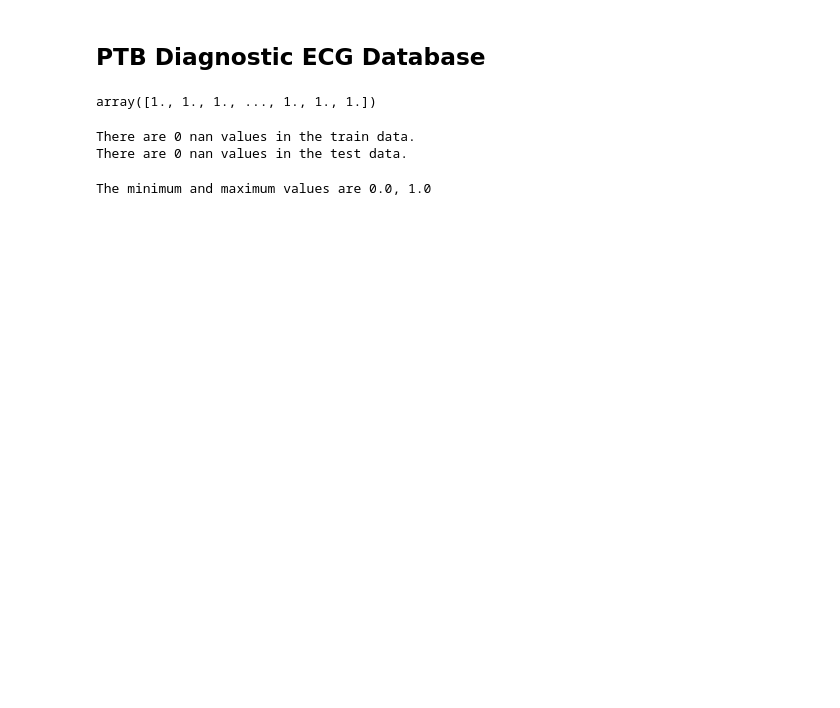
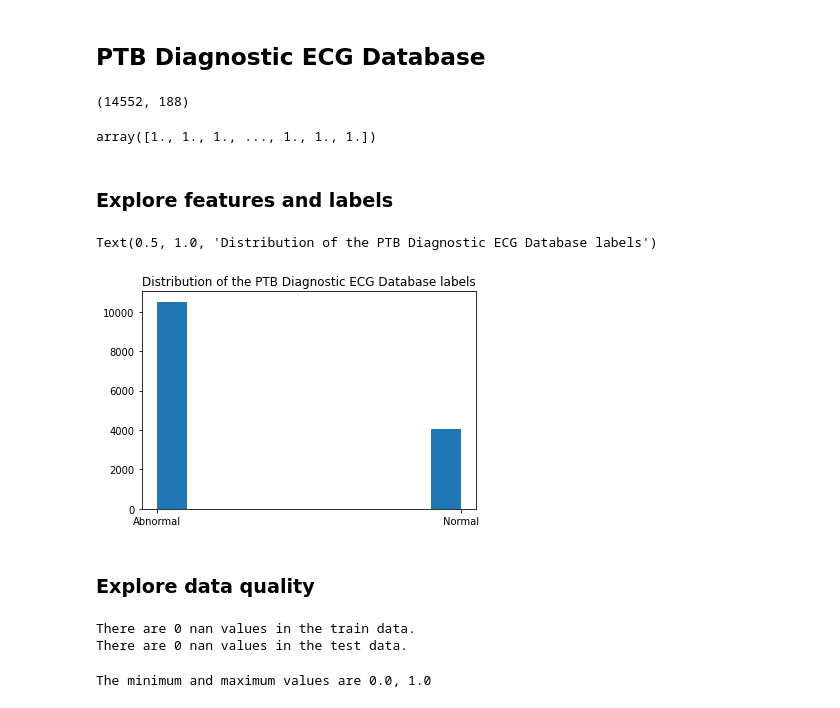
Before and after one commit to spdrnl/ecg, a Jupyter notebook: ECG.ipynb, the cells around one changed output. Cells and saved outputs as stored; diff of their text form; code cells hidden in the pictures; blank space fills up the shorter version.

```diff
--- a/ECG.ipynb
+++ b/ECG.ipynb
@@ -78,7 +83,13 @@ ptbdb_normal = pd.read_csv("/tmp/ecg/ptbdb_normal.csv", header=None)
+# %%
+ptbdb.shape
+# %% [output]
+(14552, 188)
 # %%
 ptbdb_abnormal.values[:,-1] # Abnormal is labelled one as per convention
 # %% [output]
 array([1., 1., 1., ..., 1., 1., 1.])
+# %% [markdown]
+### Explore features and labels
 # %%
 ptbdb_labels = {'Normal': 0, 'Abnormal': 1}
 ptbdb_reverse_labels = {v:k for k,v in ptbdb_labels.items()}
@@ -87,3 +97,11 @@ ptbdb['labels'] = ptbdb.iloc[:,-1].replace(ptbdb_reverse_labels)
+# %%
+plt.hist(ptbdb_labels)
+plt.title("Distribution of the PTB Diagnostic ECG Database labels")
+# %% [output]
+Text(0.5, 1.0, 'Distribution of the PTB Diagnostic ECG Database labels')
+[figure, added]
+# %% [markdown]
+### Explore data quality
 # %%
 print("There are {} nan values in the train data.".format(mitbih_train.isna().sum().sum()))
 print("There are {} nan values in the test data.".format(mitbih_test.isna().sum().sum()))
```
Also changed, not shown: parts of 34 cells of this notebook.
